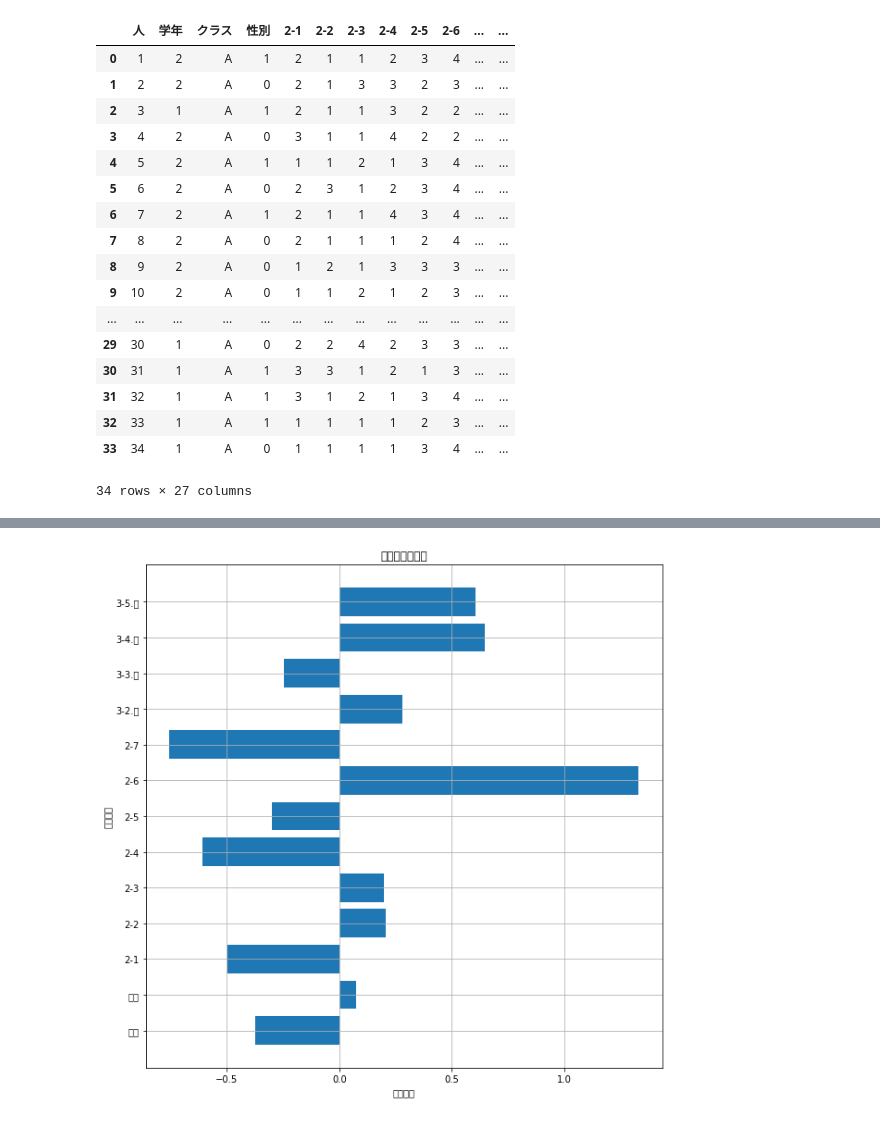
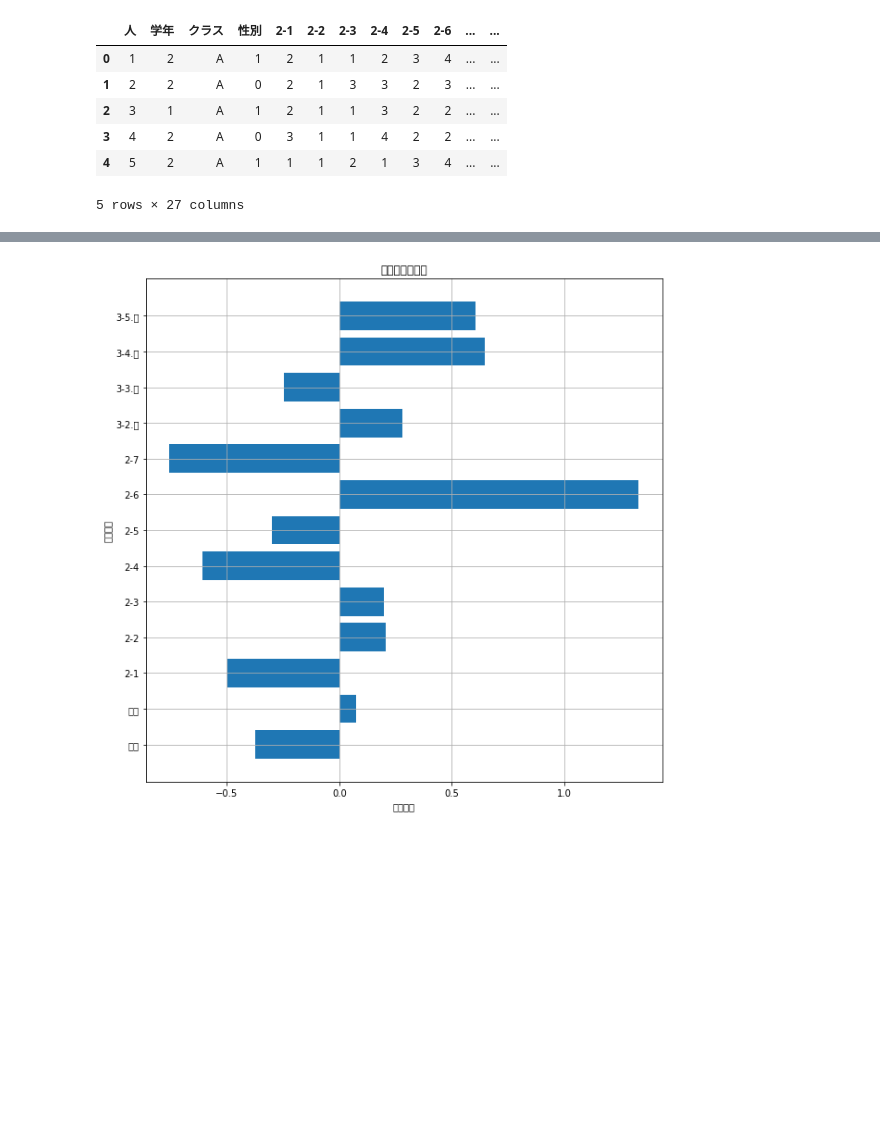
Before and after one commit to okozeriki/service_mind, a Jupyter notebook: model/logistic_math.ipynb, the cells around one changed output, grey strips where cells are left out. Drawn from its saved outputs; the diff is of its cells as text; code cells hidden in the pictures; blank space fills up the shorter version.

```diff
--- a/model/logistic_math.ipynb
+++ b/model/logistic_math.ipynb
@@ -34,25 +14,14 @@ ModuleNotFoundError: No module named 'japanize_matplotlib'
 # %%
 df = pd.read_csv('../data/0617_result_question.csv')
-df
+df.head()
 # %% [output]
 |  | 人 | 学年 | クラス | 性別 | 2-1 | 2-2 | 2-3 | 2-4 | 2-5 | 2-6 | ... | ... |
 | 0 | 1 | 2 | A | 1 | 2 | 1 | 1 | 2 | 3 | 4 | ... | ... |
 | 1 | 2 | 2 | A | 0 | 2 | 1 | 3 | 3 | 2 | 3 | ... | ... |
 | 2 | 3 | 1 | A | 1 | 2 | 1 | 1 | 3 | 2 | 2 | ... | ... |
 | 3 | 4 | 2 | A | 0 | 3 | 1 | 1 | 4 | 2 | 2 | ... | ... |
 | 4 | 5 | 2 | A | 1 | 1 | 1 | 2 | 1 | 3 | 4 | ... | ... |
-| 5 | 6 | 2 | A | 0 | 2 | 3 | 1 | 2 | 3 | 4 | ... | ... |
-| 6 | 7 | 2 | A | 1 | 2 | 1 | 1 | 4 | 3 | 4 | ... | ... |
-| 7 | 8 | 2 | A | 0 | 2 | 1 | 1 | 1 | 2 | 4 | ... | ... |
-| 8 | 9 | 2 | A | 0 | 1 | 2 | 1 | 3 | 3 | 3 | ... | ... |
-| 9 | 10 | 2 | A | 0 | 1 | 1 | 2 | 1 | 2 | 3 | ... | ... |
-| ... | ... | ... | ... | ... | ... | ... | ... | ... | ... | ... | ... | ... |
-| 29 | 30 | 1 | A | 0 | 2 | 2 | 4 | 2 | 3 | 3 | ... | ... |
-| 30 | 31 | 1 | A | 1 | 3 | 3 | 1 | 2 | 1 | 3 | ... | ... |
-| 31 | 32 | 1 | A | 1 | 3 | 1 | 2 | 1 | 3 | 4 | ... | ... |
-| 32 | 33 | 1 | A | 1 | 1 | 1 | 1 | 1 | 2 | 3 | ... | ... |
-| 33 | 34 | 1 | A | 0 | 1 | 1 | 1 | 1 | 3 | 4 | ... | ... |
-34 rows × 27 columns
+5 rows × 27 columns
 # %%
 df.columns
 # %% [output]
```
Also changed, not shown: parts of 10 cells of this notebook.
